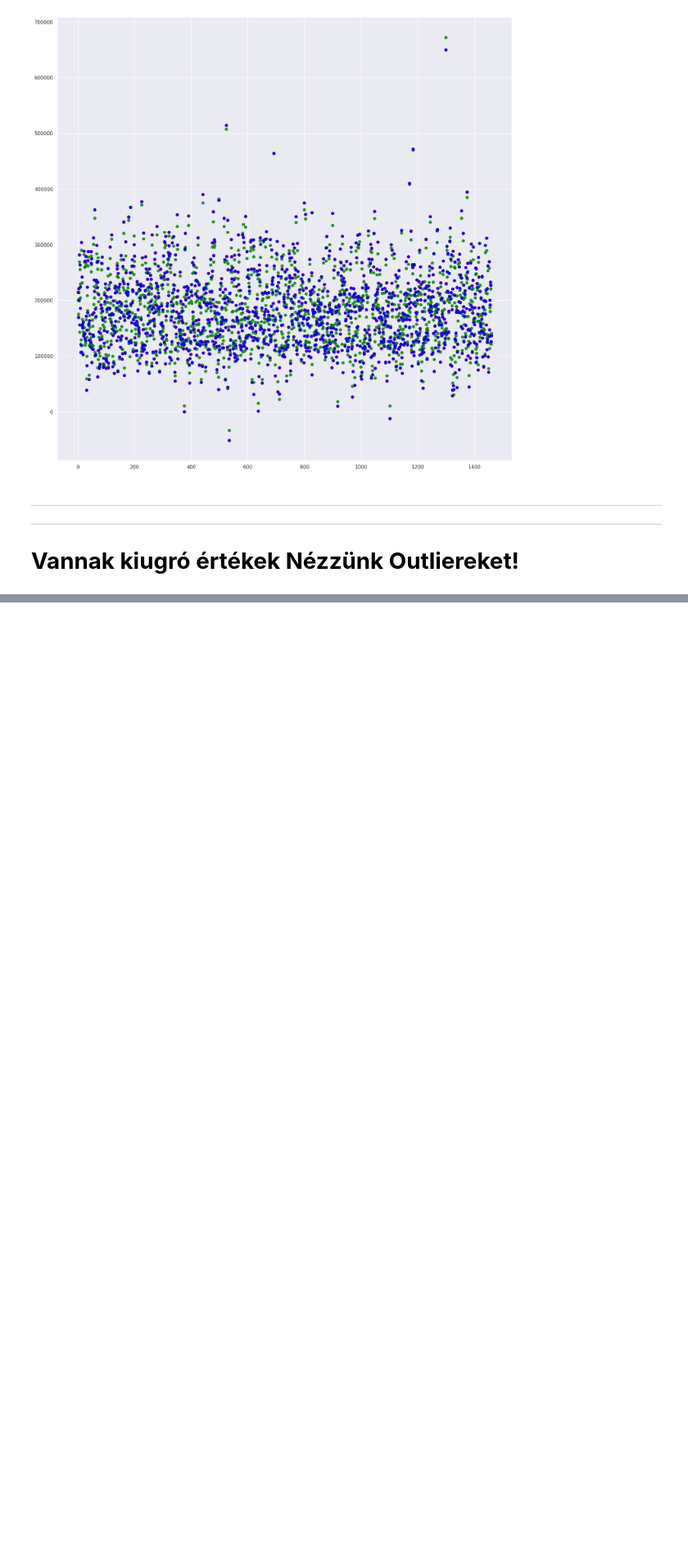
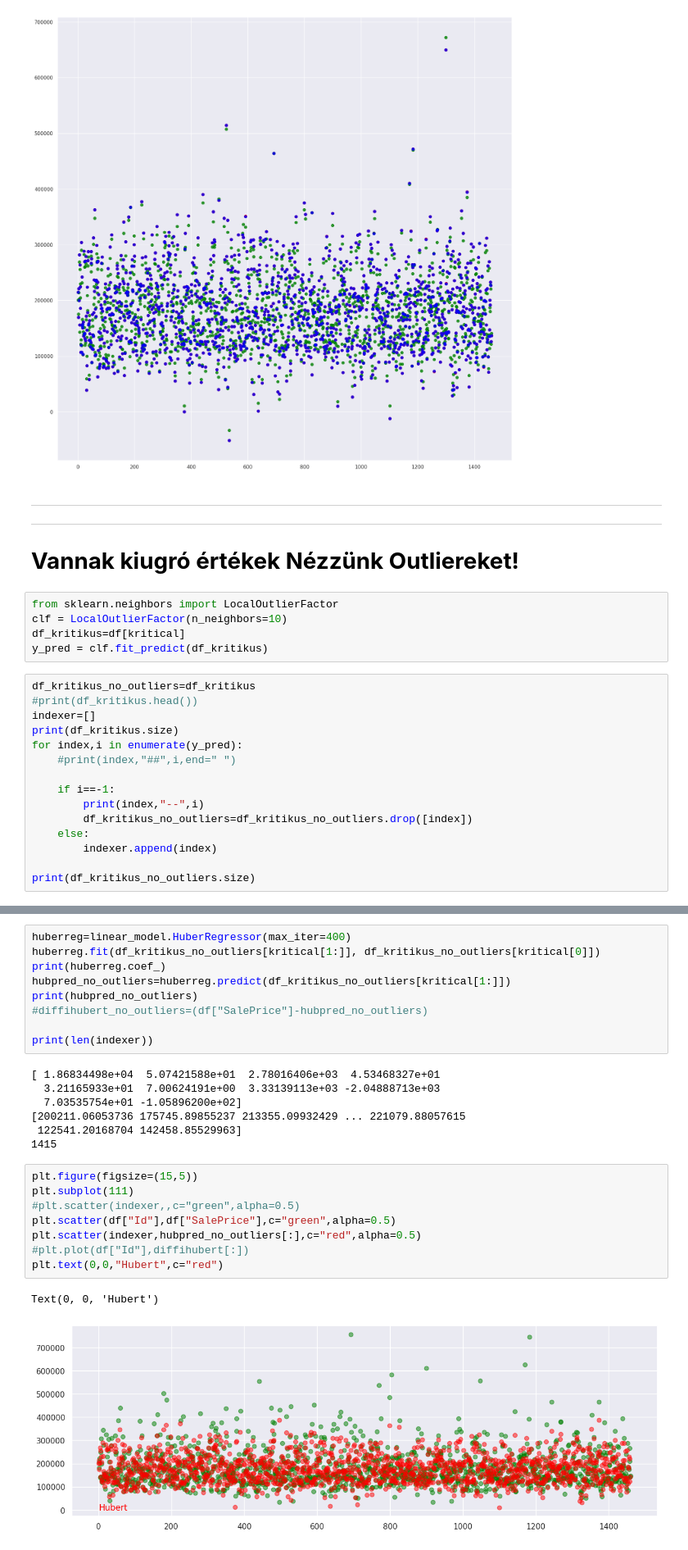
Before and after one commit to sipocz/Colab, a Jupyter notebook: Ames_house_pricing_analysis.ipynb, the cells around one changed output, grey strips where cells are left out. Shown at 82% size. Drawn from its saved outputs; the diff is of its cells as text; blank space fills up the shorter version.

```diff
--- a/Ames_house_pricing_analysis.ipynb
+++ b/Ames_house_pricing_analysis.ipynb
@@ -450,3 +451,23 @@ plt.show()
 
 
 # **Vannak kiugró értékek Nézzünk Outliereket!**
+# %%
+from sklearn.neighbors import LocalOutlierFactor
+clf = LocalOutlierFactor(n_neighbors=10)
+df_kritikus=df[kritical]
+y_pred = clf.fit_predict(df_kritikus)
+# %%
+df_kritikus_no_outliers=df_kritikus
+#print(df_kritikus.head())
+indexer=[]
+print(df_kritikus.size)
+for index,i in enumerate(y_pred):
+    #print(index,"##",i,end=" ")
+
+    if i==-1:
+        print(index,"--",i)
+        df_kritikus_no_outliers=df_kritikus_no_outliers.drop([index])
+    else:
+        indexer.append(index)
+
+print(df_kritikus_no_outliers.size)
@@ -452,0 +503,27 @@ plt.show()
+# %%
+huberreg=linear_model.HuberRegressor(max_iter=400)
+huberreg.fit(df_kritikus_no_outliers[kritical[1:]], df_kritikus_no_outliers[kritical[0]])
+print(huberreg.coef_)
+hubpred_no_outliers=huberreg.predict(df_kritikus_no_outliers[kritical[1:]])
+print(hubpred_no_outliers)
+#diffihubert_no_outliers=(df["SalePrice"]-hubpred_no_outliers)
+
+print(len(indexer))
+# %% [output]
+[ 1.86834498e+04  5.07421588e+01  2.78016406e+03  4.53468327e+01
+  3.21165933e+01  7.00624191e+00  3.33139113e+03 -2.04888713e+03
+  7.03535754e+01 -1.05896200e+02]
+[200211.06053736 175745.89855237 213355.09932429 ... 221079.88057615
+ 122541.20168704 142458.85529963]
+1415
+# %%
+plt.figure(figsize=(15,5))
+plt.subplot(111)
+#plt.scatter(indexer,,c="green",alpha=0.5)
+plt.scatter(df["Id"],df["SalePrice"],c="green",alpha=0.5)
+plt.scatter(indexer,hubpred_no_outliers[:],c="red",alpha=0.5)
+#plt.plot(df["Id"],diffihubert[:])
+plt.text(0,0,"Hubert",c="red")
+# %% [output]
+Text(0, 0, 'Hubert')
+[figure, added]
```
Also changed, not shown: parts of 14 cells of this notebook.
